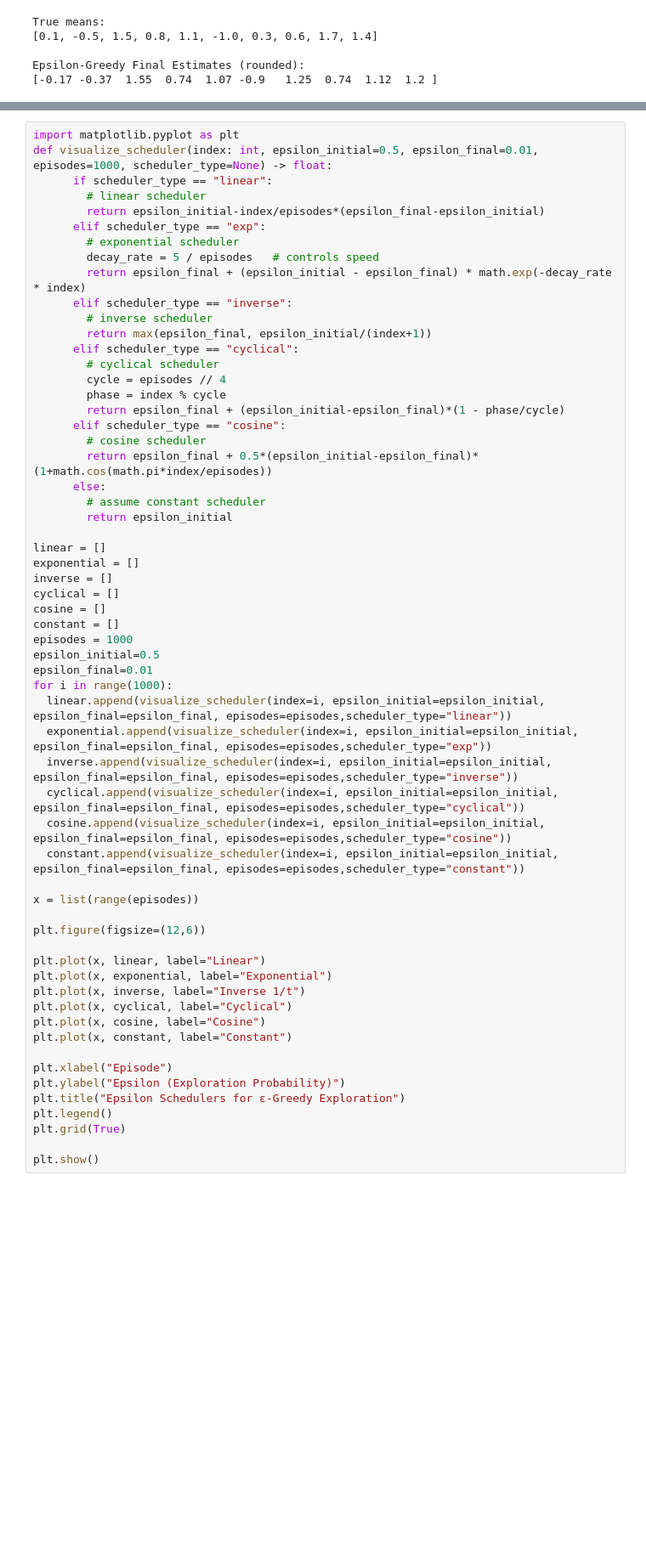
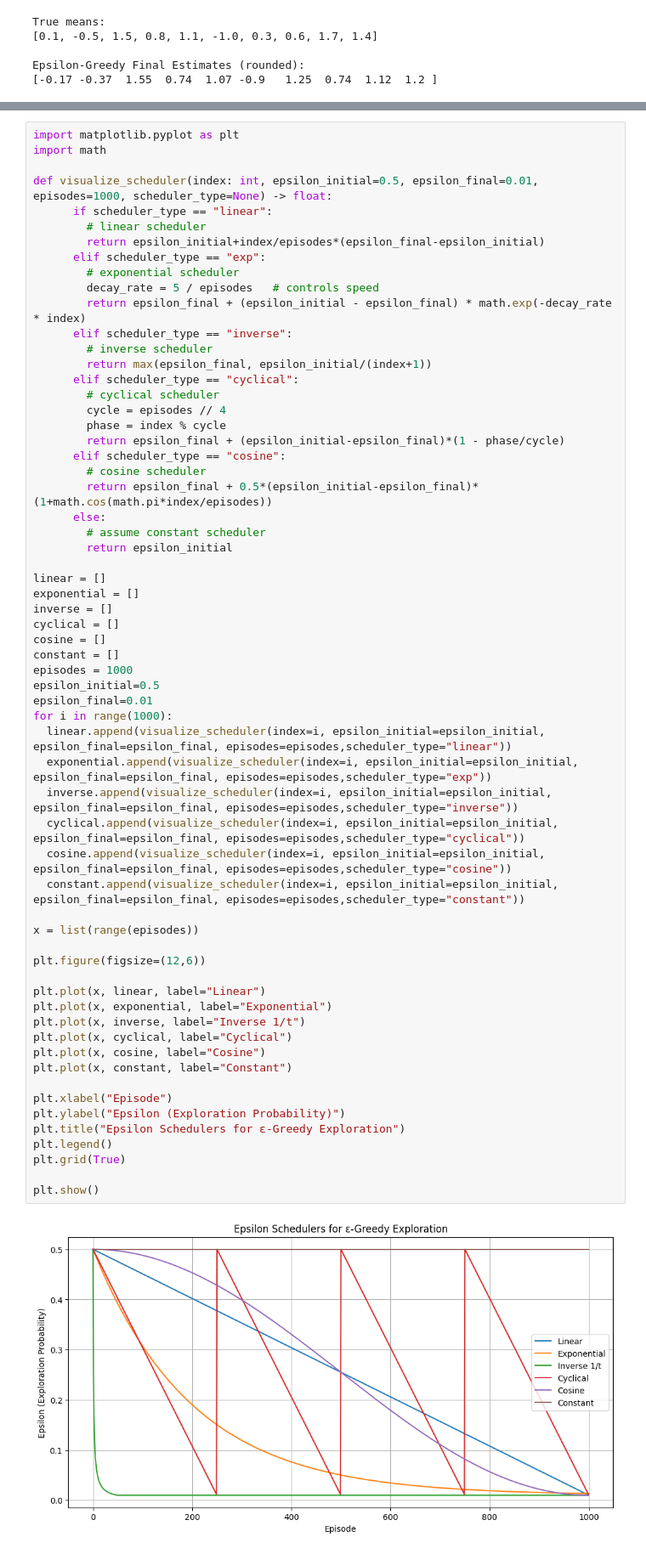
Before and after one commit to rameshaditya-me/reinforcement-learning-from-scratch, a Jupyter notebook: lecture1_MAB.ipynb, the cells around one changed output, grey strips where cells are left out. Shown at 85% size. Cells and saved outputs as stored; diff of their text form; blank space fills up the shorter version.

```diff
--- a/lecture1_MAB.ipynb
+++ b/lecture1_MAB.ipynb
@@ -400,10 +400,12 @@ Instead of keeping the epsilon value constant across the episodes, a better way
  Let's Implement this strategy as a Python function
 # %%
 import matplotlib.pyplot as plt
+import math
+
 def visualize_scheduler(index: int, epsilon_initial=0.5, epsilon_final=0.01, episodes=1000, scheduler_type=None) -> float:
       if scheduler_type == "linear":
         # linear scheduler
-        return epsilon_initial-index/episodes*(epsilon_final-epsilon_initial)
+        return epsilon_initial+index/episodes*(epsilon_final-epsilon_initial)
       elif scheduler_type == "exp":
         # exponential scheduler
         decay_rate = 5 / episodes   # controls speed
@@ -431,30 +433,32 @@ cosine = []
 constant = []
 episodes = 1000
 epsilon_initial=0.5
 epsilon_final=0.01
 for i in range(1000):
   linear.append(visualize_scheduler(index=i, epsilon_initial=epsilon_initial, epsilon_final=epsilon_final, episodes=episodes,scheduler_type="linear"))
   exponential.append(visualize_scheduler(index=i, epsilon_initial=epsilon_initial, epsilon_final=epsilon_final, episodes=episodes,scheduler_type="exp"))
   inverse.append(visualize_scheduler(index=i, epsilon_initial=epsilon_initial, epsilon_final=epsilon_final, episodes=episodes,scheduler_type="inverse"))
   cyclical.append(visualize_scheduler(index=i, epsilon_initial=epsilon_initial, epsilon_final=epsilon_final, episodes=episodes,scheduler_type="cyclical"))
   cosine.append(visualize_scheduler(index=i, epsilon_initial=epsilon_initial, epsilon_final=epsilon_final, episodes=episodes,scheduler_type="cosine"))
   constant.append(visualize_scheduler(index=i, epsilon_initial=epsilon_initial, epsilon_final=epsilon_final, episodes=episodes,scheduler_type="constant"))
 
 x = list(range(episodes))
 
 plt.figure(figsize=(12,6))
 
 plt.plot(x, linear, label="Linear")
 plt.plot(x, exponential, label="Exponential")
 plt.plot(x, inverse, label="Inverse 1/t")
 plt.plot(x, cyclical, label="Cyclical")
 plt.plot(x, cosine, label="Cosine")
 plt.plot(x, constant, label="Constant")
 
 plt.xlabel("Episode")
 plt.ylabel("Epsilon (Exploration Probability)")
 plt.title("Epsilon Schedulers for ε-Greedy Exploration")
 plt.legend()
 plt.grid(True)
 
 plt.show()
+# %% [output]
+[figure, added]
```
Also changed, not shown: parts of 2 cells of this notebook.
